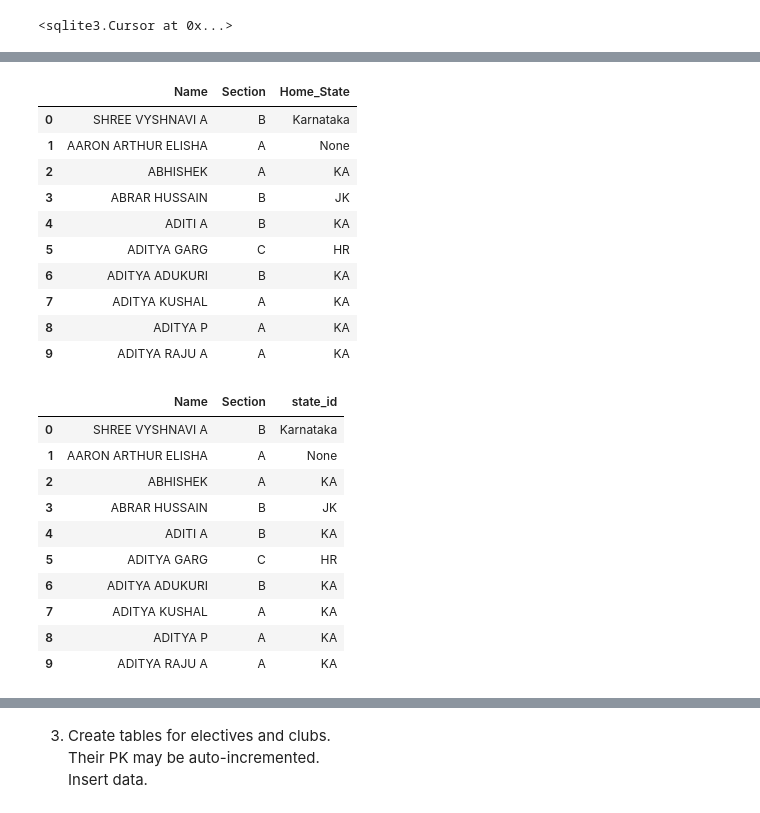
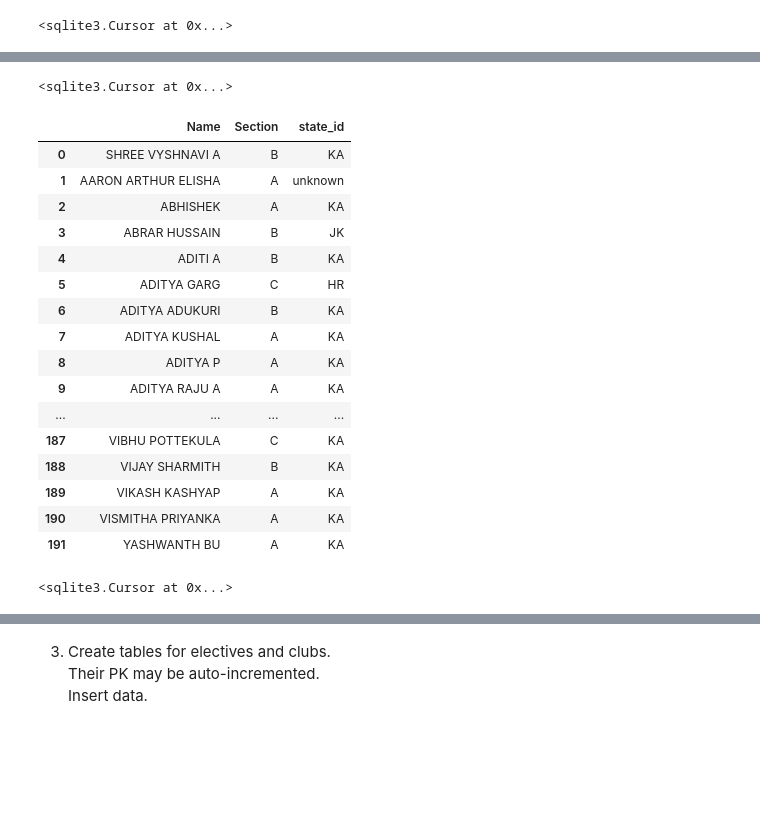
Before and after one commit to reethu039/DBMS, a Jupyter notebook: 0501_lab_reethurgt.ipynb, the cells around one changed output, grey strips where cells are left out. Saved outputs shown, nothing was run; the diff lists cells and outputs as text; code cells hidden in the pictures; blank space fills up the shorter version.

```diff
--- a/0501_lab_reethurgt.ipynb
+++ b/0501_lab_reethurgt.ipynb
@@ -177,31 +320,18 @@ con.execute(sql)
 con.commit()
-# %%
-pd.read_sql("SELECT Name,Section,Home_State FROM Students_temp LIMIT 10", con)
-# %% [output]
-|  | Name | Section | Home_State |
-| 0 | SHREE VYSHNAVI A | B | Karnataka |
-| 1 | AARON ARTHUR ELISHA | A | None |
-| 2 | ABHISHEK | A | KA |
-| 3 | ABRAR HUSSAIN | B | JK |
-| 4 | ADITI A | B | KA |
-| 5 | ADITYA GARG | C | HR |
-| 6 | ADITYA ADUKURI | B | KA |
-| 7 | ADITYA KUSHAL | A | KA |
-| 8 | ADITYA P | A | KA |
-| 9 | ADITYA RAJU A | A | KA |
 # %%
 sql = """
     ALTER TABLE Students_temp
     RENAME COLUMN Home_State TO state_id;
 """
 con.execute(sql)
-con.commit()
+# %% [output]
+<sqlite3.Cursor at 0x...>
 # %%
-pd.read_sql("SELECT Name,Section,state_id FROM Students_temp LIMIT 10", con)
+pd.read_sql("SELECT Name,Section,state_id FROM Students_temp", con)
 # %% [output]
 |  | Name | Section | state_id |
-| 0 | SHREE VYSHNAVI A | B | Karnataka |
-| 1 | AARON ARTHUR ELISHA | A | None |
+| 0 | SHREE VYSHNAVI A | B | KA |
+| 1 | AARON ARTHUR ELISHA | A | unknown |
 | 2 | ABHISHEK | A | KA |
 | 3 | ABRAR HUSSAIN | B | JK |
 | 4 | ADITI A | B | KA |
@@ -210,3 +340,9 @@ pd.read_sql("SELECT Name,Section,state_id FROM Students_temp LIMIT 10", con)
 | 7 | ADITYA KUSHAL | A | KA |
 | 8 | ADITYA P | A | KA |
 | 9 | ADITYA RAJU A | A | KA |
+| ... | ... | ... | ... |
+| 187 | VIBHU POTTEKULA | C | KA |
+| 188 | VIJAY SHARMITH | B | KA |
+| 189 | VIKASH KASHYAP | A | KA |
+| 190 | VISMITHA PRIYANKA | A | KA |
+| 191 | YASHWANTH BU | A | KA |
@@ -212,0 +358,8 @@ pd.read_sql("SELECT Name,Section,state_id FROM Students_temp LIMIT 10", con)
+# %%
+sql = """
+    ALTER TABLE Students_temp
+    RENAME COLUMN Mother_Tongue TO Language_id;
+"""
+con.execute(sql)
+# %% [output]
+<sqlite3.Cursor at 0x...>
```
Also changed, not shown: parts of 29 cells of this notebook, 1 other file.
